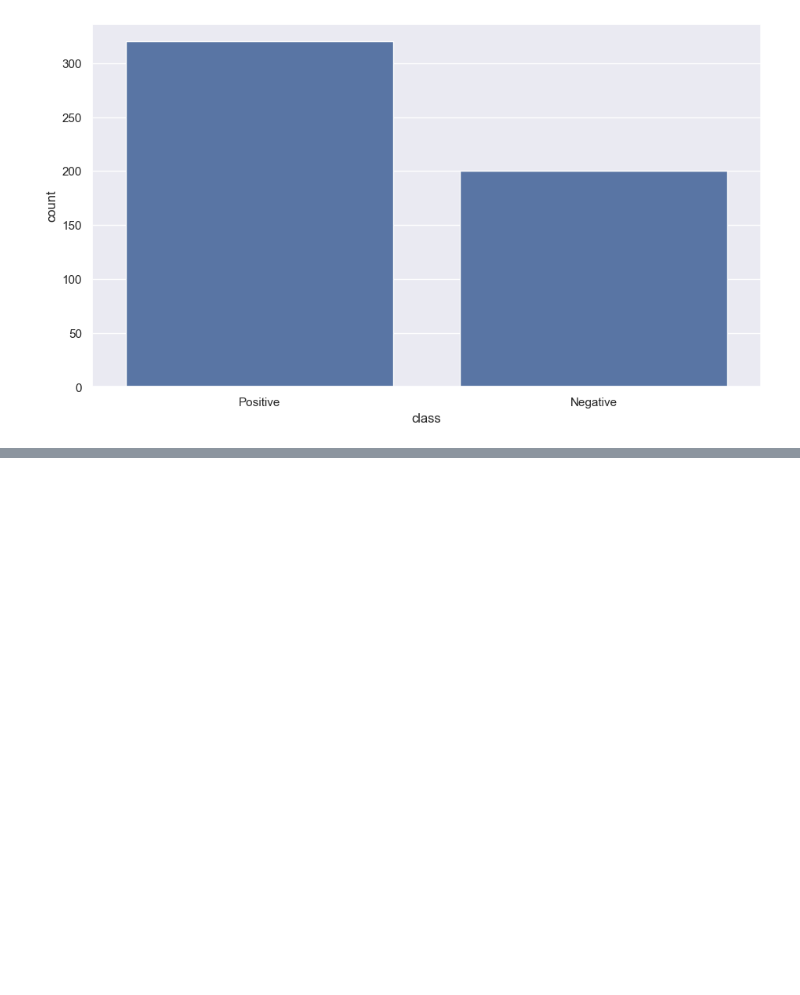
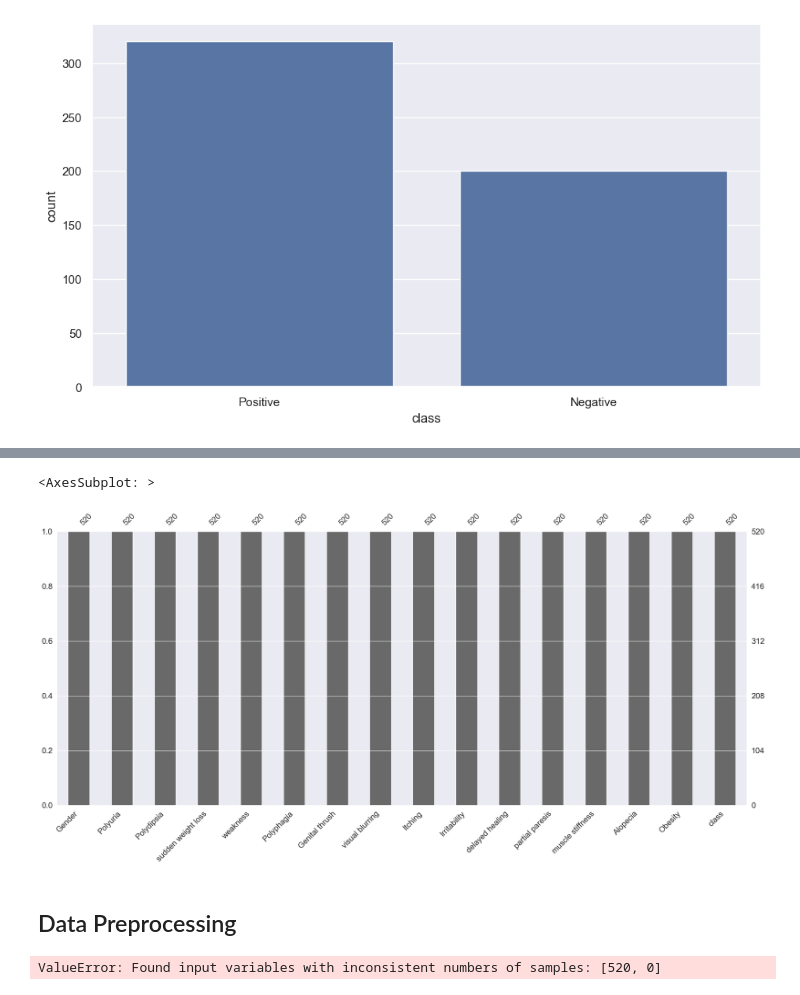
Before and after one commit to waiee/Data-Science--Revision-Gallery-, a Jupyter notebook: Data Mining/Tutorial 6/Lab6_1191103225_TT1L.ipynb, the cells around one changed output, grey strips where cells are left out. Saved outputs shown, nothing was run; the diff lists cells and outputs as text; code cells hidden in the pictures; blank space fills up the shorter version.

```diff
--- a/Data Mining/Tutorial 6/Lab6_1191103225_TT1L.ipynb
+++ b/Data Mining/Tutorial 6/Lab6_1191103225_TT1L.ipynb
@@ -102,3 +102,8 @@ sns.countplot(x='class', data = df)
 # %% [output]
 <AxesSubplot: xlabel='class', ylabel='count'>
 [figure]
+# %%
+#replace with NaN
+df_cat = df.select_dtypes(['object'])
+df_cat.replace(['unknown','nonexistent'],np.nan,inplace=True)
+df_cat.info()
@@ -104,0 +128,20 @@ sns.countplot(x='class', data = df)
+# %%
+import missingno as msno
+
+msno.bar(df_cat) #visualilze missing data in categorical attributes
+# %% [output]
+<AxesSubplot: >
+[figure, added]
+# %% [markdown]
+## Data Preprocessing
+# %%
+from sklearn import preprocessing
+from sklearn.model_selection import train_test_split
+
+df_pp = df.copy()
+X = df_pp.loc[:, df_pp.columns != 'y']
+y = df_pp.loc[:, df_pp.columns == 'y']
+X_train, X_test, y_train, y_test = train_test_split(X, y.values.ravel(), test_size=0.3, random_state=0, stratify=y)
+#use stratification to ensure each class sampled as testing set
+# %% [output]
+ValueError: Found input variables with inconsistent numbers of samples: [520, 0]
```
Also changed, not shown: parts of 1 cell of this notebook.
